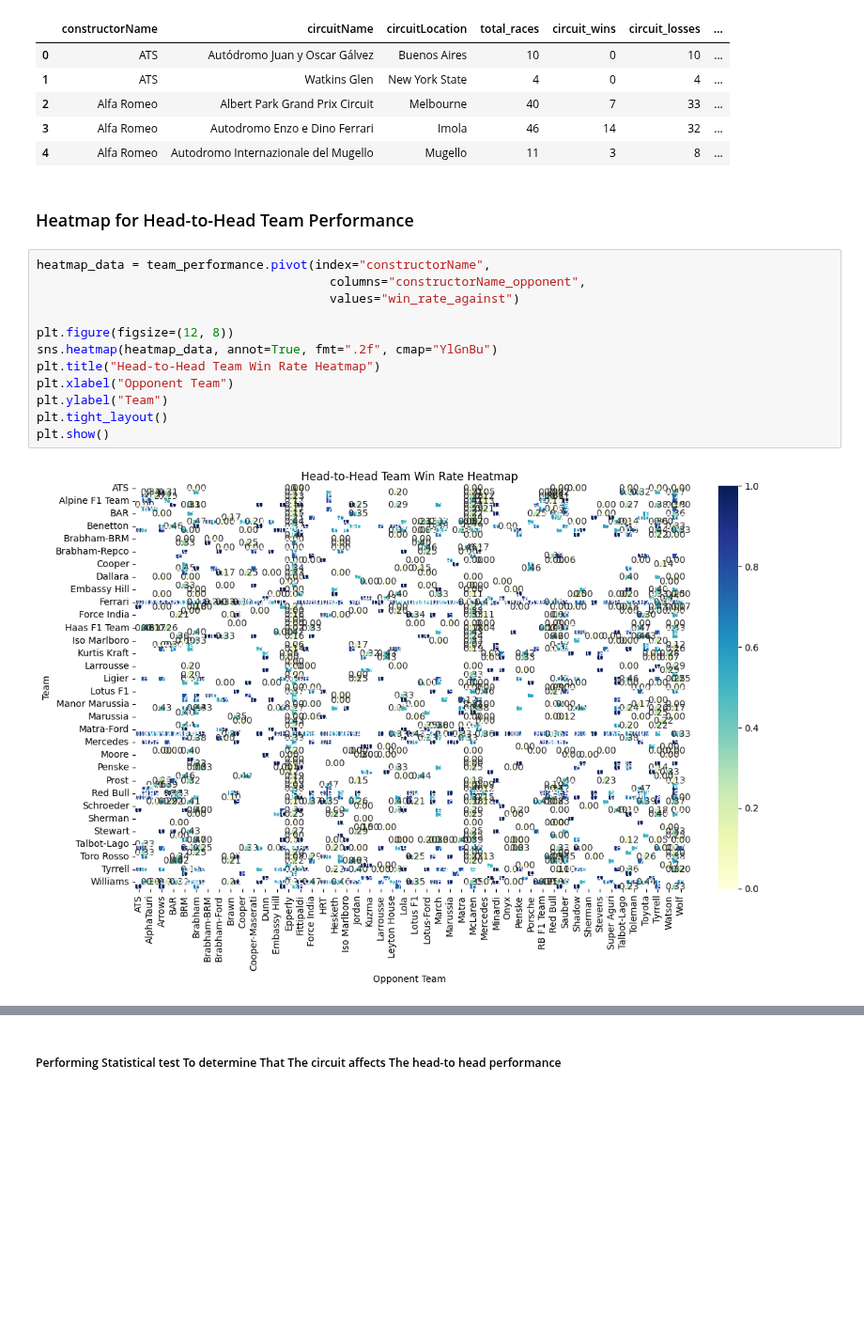
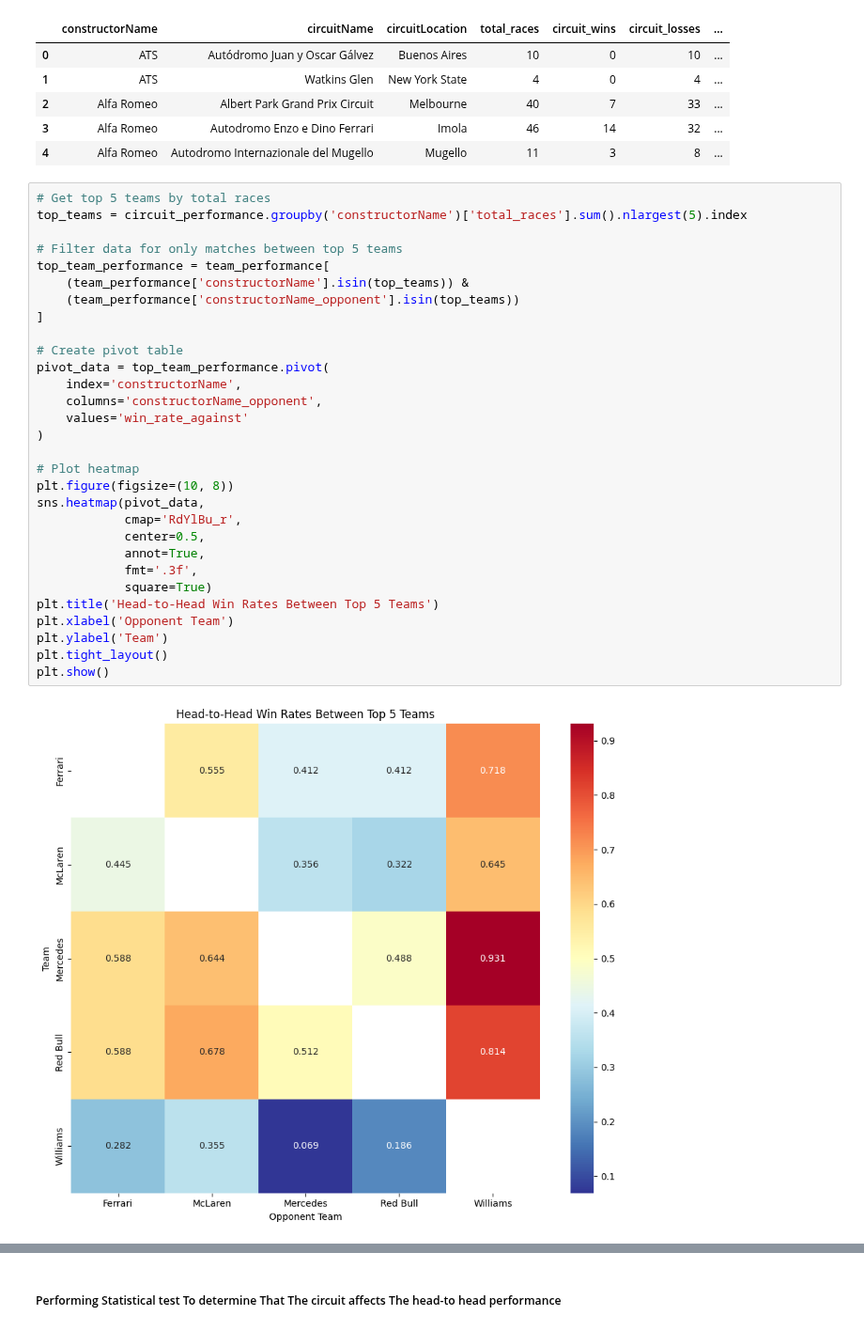
Before and after one commit to yesh-045/Data_Premier_League, a Jupyter notebook: src/models/team_performance_comparsion/model.ipynb, the cells around one changed output, grey strips where cells are left out. Shown at 94% size. Saved outputs shown, nothing was run; the diff lists cells and outputs as text; blank space fills up the shorter version.

```diff
--- a/src/models/team_performance_comparsion/model.ipynb
+++ b/src/models/team_performance_comparsion/model.ipynb
@@ -88,19 +88,35 @@ Circuit-Based Team Performance:
 | 2 | Alfa Romeo | Albert Park Grand Prix Circuit | Melbourne | 40 | 7 | 33 | ... |
 | 3 | Alfa Romeo | Autodromo Enzo e Dino Ferrari | Imola | 46 | 14 | 32 | ... |
 | 4 | Alfa Romeo | Autodromo Internazionale del Mugello | Mugello | 11 | 3 | 8 | ... |
-# %% [markdown]
-### Heatmap for Head-to-Head Team Performance
 # %%
-heatmap_data = team_performance.pivot(index="constructorName",
-                                        columns="constructorName_opponent",
-                                        values="win_rate_against")
+# Get top 5 teams by total races
+top_teams = circuit_performance.groupby('constructorName')['total_races'].sum().nlargest(5).index
 
-plt.figure(figsize=(12, 8))
-sns.heatmap(heatmap_data, annot=True, fmt=".2f", cmap="YlGnBu")
-plt.title("Head-to-Head Team Win Rate Heatmap")
-plt.xlabel("Opponent Team")
-plt.ylabel("Team")
+# Filter data for only matches between top 5 teams
+top_team_performance = team_performance[
+    (team_performance['constructorName'].isin(top_teams)) &
+    (team_performance['constructorName_opponent'].isin(top_teams))
+]
+
+# Create pivot table
+pivot_data = top_team_performance.pivot(
+    index='constructorName',
+    columns='constructorName_opponent',
+    values='win_rate_against'
+)
+
+# Plot heatmap
+plt.figure(figsize=(10, 8))
+sns.heatmap(pivot_data,
+            cmap='RdYlBu_r',
+            center=0.5,
+            annot=True,
+            fmt='.3f',
+            square=True)
+plt.title('Head-to-Head Win Rates Between Top 5 Teams')
+plt.xlabel('Opponent Team')
+plt.ylabel('Team')
 plt.tight_layout()
 plt.show()
 # %% [output]
-[figure, old version]
+[figure, new version]
```
Also changed, not shown: parts of 8 cells of this notebook, 2 other files.
